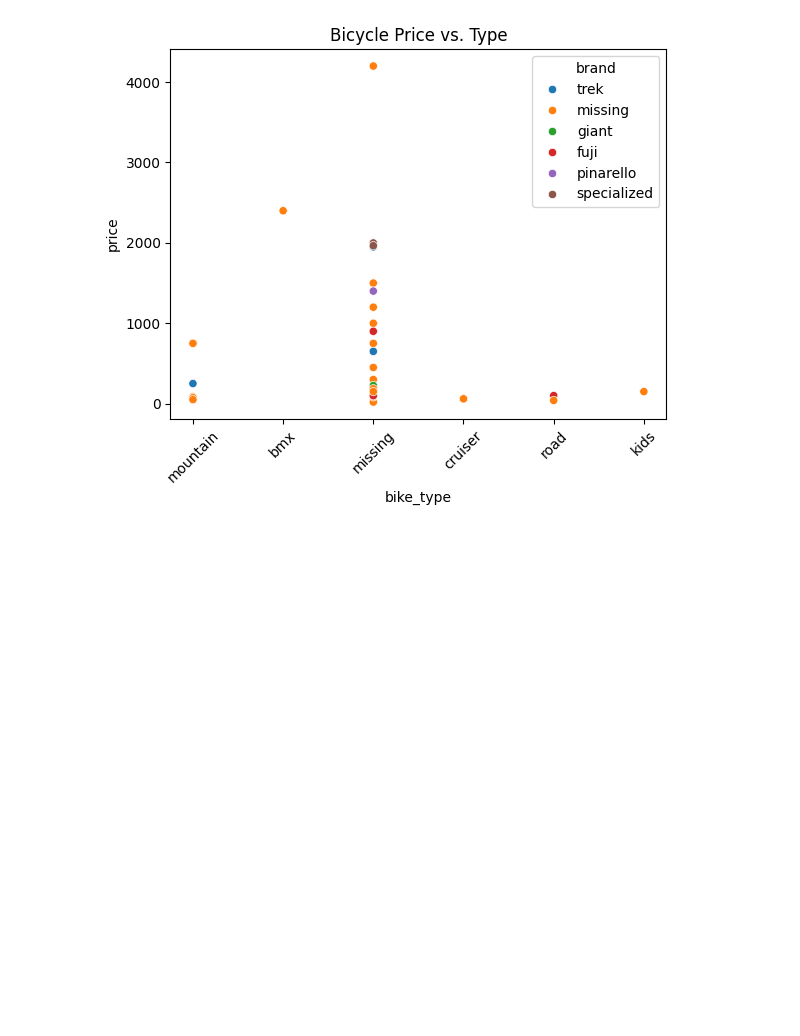
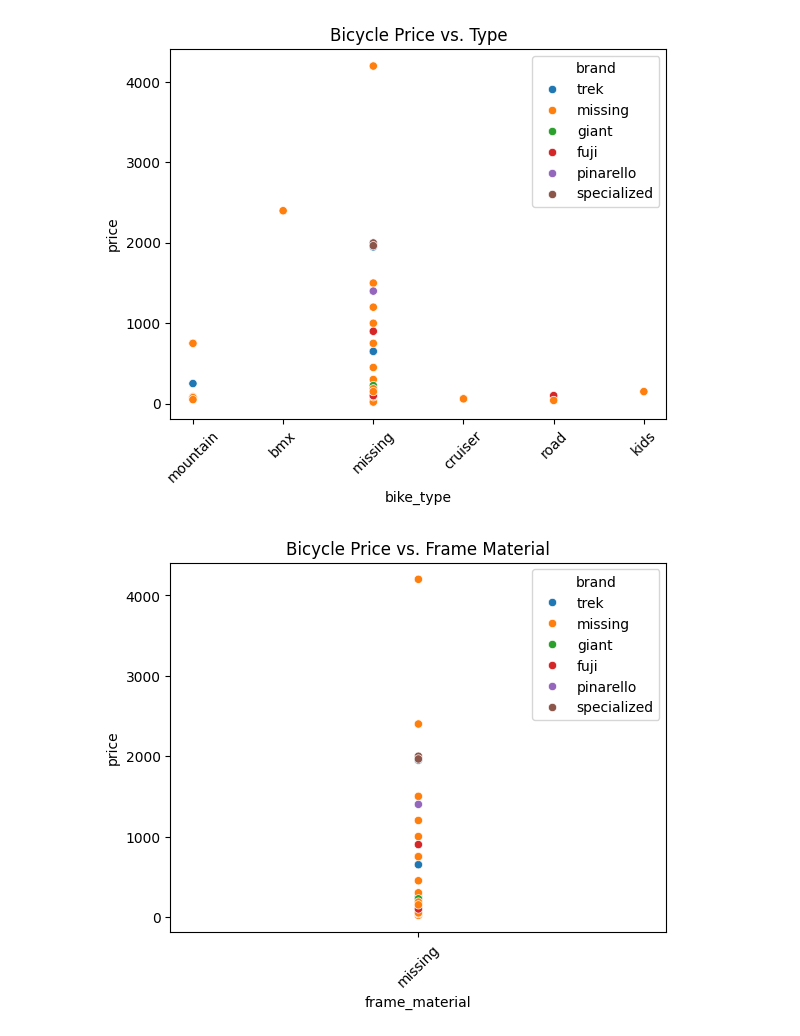
Before and after one commit to KeerHu73/wrangling, a Jupyter notebook: lab/lab_notebook.ipynb, the cells around one changed output. Cells and saved outputs as stored; diff of their text form; code cells hidden in the pictures; blank space fills up the shorter version.

```diff
--- a/lab/lab_notebook.ipynb
+++ b/lab/lab_notebook.ipynb
@@ -422,3 +425,11 @@ plt.title("Bicycle Price vs. Type")
 plt.show()
 # %% [output]
 [figure]
+# %%
+#Scatter plot: Price vs. Frame Material
+sns.scatterplot(data=df, x='frame_material', y='price', hue='brand')
+plt.xticks(rotation=45)
+plt.title("Bicycle Price vs. Frame Material")
+plt.show()
+# %% [output]
+[figure, added]
```
Also changed, not shown: parts of 9 cells of this notebook.
